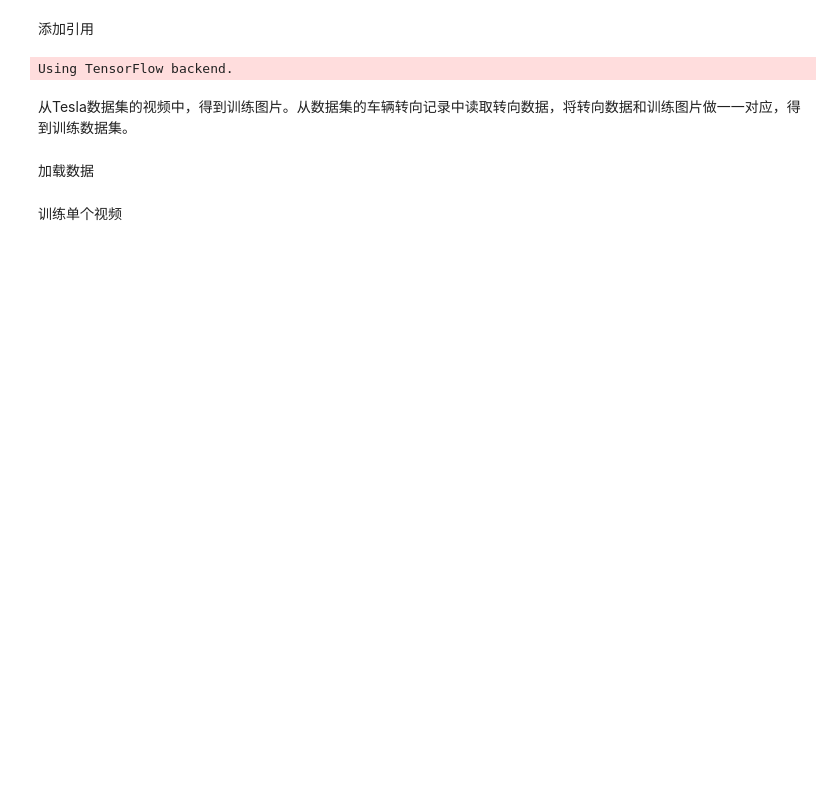
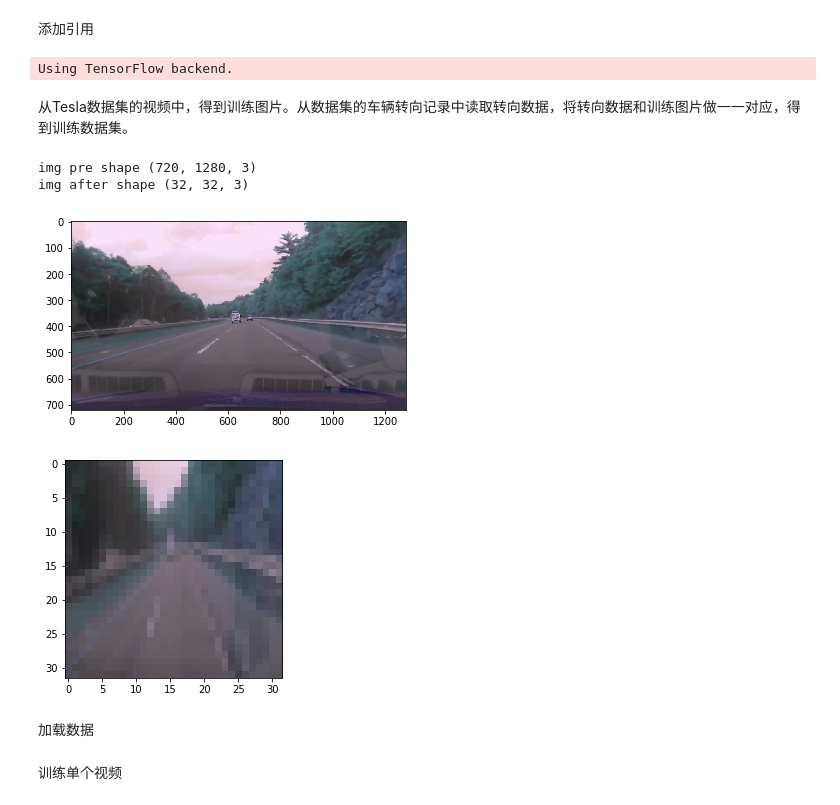
Before and after one commit to rosaann/uda, a Jupyter notebook: deep_tesla/deep_tesla.ipynb, the cells around one changed output. Cells and saved outputs as stored; diff of their text form; code cells hidden in the pictures; blank space fills up the shorter version.

```diff
--- a/deep_tesla/deep_tesla.ipynb
+++ b/deep_tesla/deep_tesla.ipynb
@@ -11,6 +11,21 @@ import numpy as np
 Using TensorFlow backend.
 # %% [markdown]
 从Tesla数据集的视频中，得到训练图片。从数据集的车辆转向记录中读取转向数据，将转向数据和训练图片做一一对应，得到训练数据集。
+# %%
+def img_pre_process(img, resize_w, resize_h):
+    """
+    Processes the image and returns it
+    :param img: The image to be processed
+    :return: Returns the processed image
+    """
+    ## Chop off 1/3 from the top and cut bottom 150px(which contains the head of car)
+    shape = img.shape
+#    print("shape  ", shape)
+    img = img[int(shape[0]/3):shape[0]-150, 0:shape[1]]
+    ## Resize the image
+    img = cv2.resize(img, (resize_w, resize_h), interpolation=cv2.INTER_AREA)
+    ## Return the image sized as a 4D array
+    return np.resize(img, (resize_w, resize_h, params.FLAGS.img_c))
 # %%
 from sklearn.model_selection import train_test_split
 
@@ -52,3 +66,10 @@ for epoch_id in range(1,2):
+# %%
+loadVideoAndResize(32, 32)
+# %% [output]
+img pre shape (720, 1280, 3)
+img after shape (32, 32, 3)
+[figure, added]
+[figure, added]
 # %% [markdown]
 加载数据
 # %%
```
Also changed, not shown: parts of 23 cells of this notebook.
